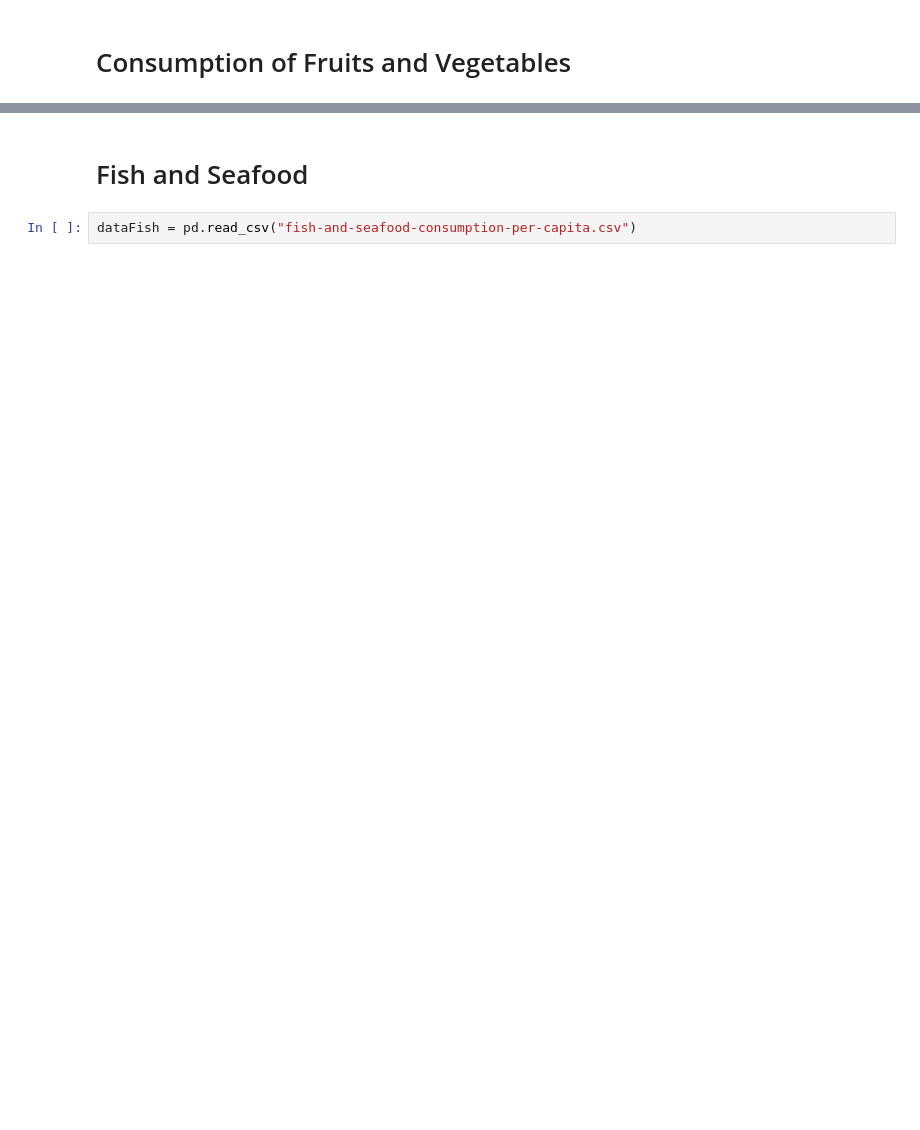
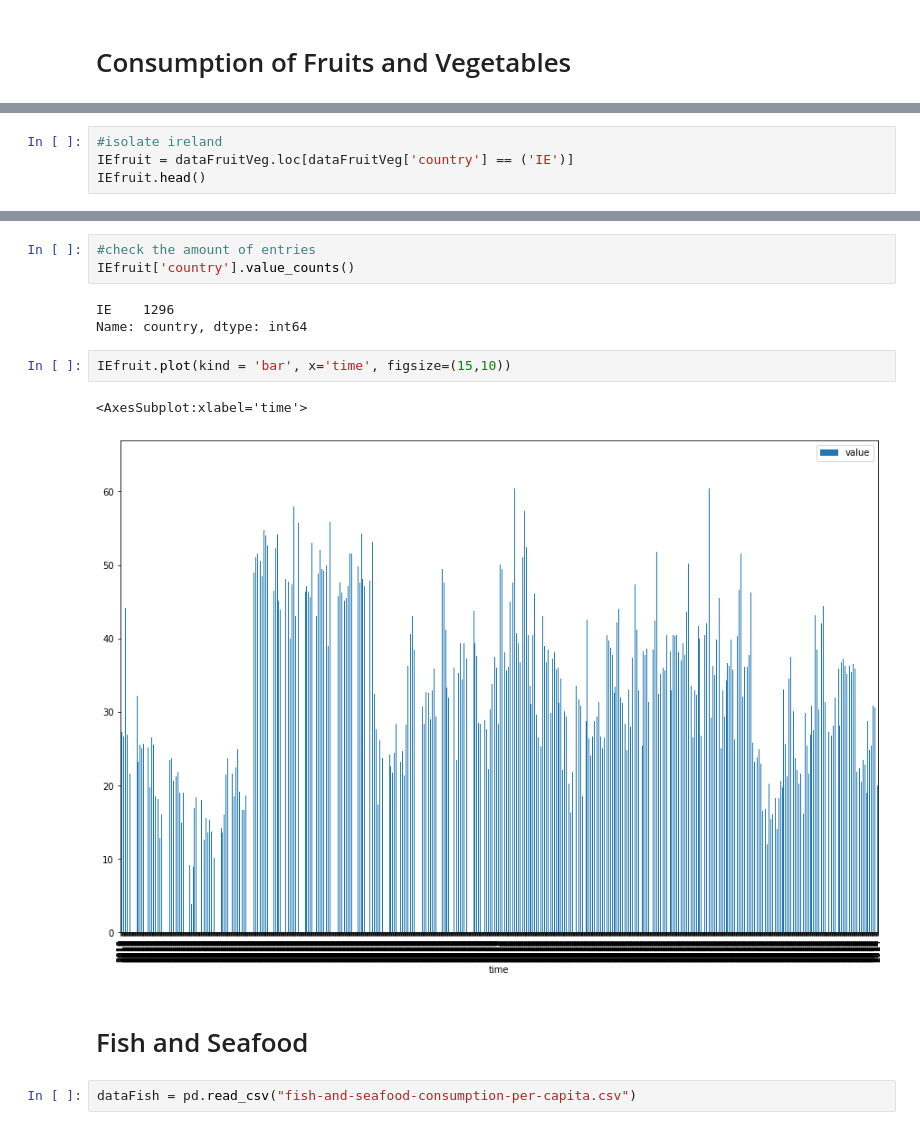
Before and after one commit to kellyc-j/MenuAssistance_project_y4, a Jupyter notebook: Menu Assistance.ipynb, the cells around one changed output, grey strips where cells are left out. Cells and saved outputs as stored; diff of their text form; blank space fills up the shorter version.

```diff
--- a/Menu Assistance.ipynb
+++ b/Menu Assistance.ipynb
@@ -18,0 +49,4 @@ sns.relplot(x="value", y="time", data = dataFruitVeg)
+# %%
+#isolate ireland
+IEfruit = dataFruitVeg.loc[dataFruitVeg['country'] == ('IE')]
+IEfruit.head()
@@ -19,3 +60,14 @@ sns.relplot(x="value", y="time", data = dataFruitVeg)
+# %%
+#check the amount of entries
+IEfruit['country'].value_counts()
+# %% [output]
+IE    1296
+Name: country, dtype: int64
+# %%
+IEfruit.plot(kind = 'bar', x='time', figsize=(15,10))
+# %% [output]
+<AxesSubplot:xlabel='time'>
+[figure, added]
 # %% [markdown]
 # Fish and Seafood
 # %%
```
Also changed, not shown: parts of 23 cells of this notebook.
